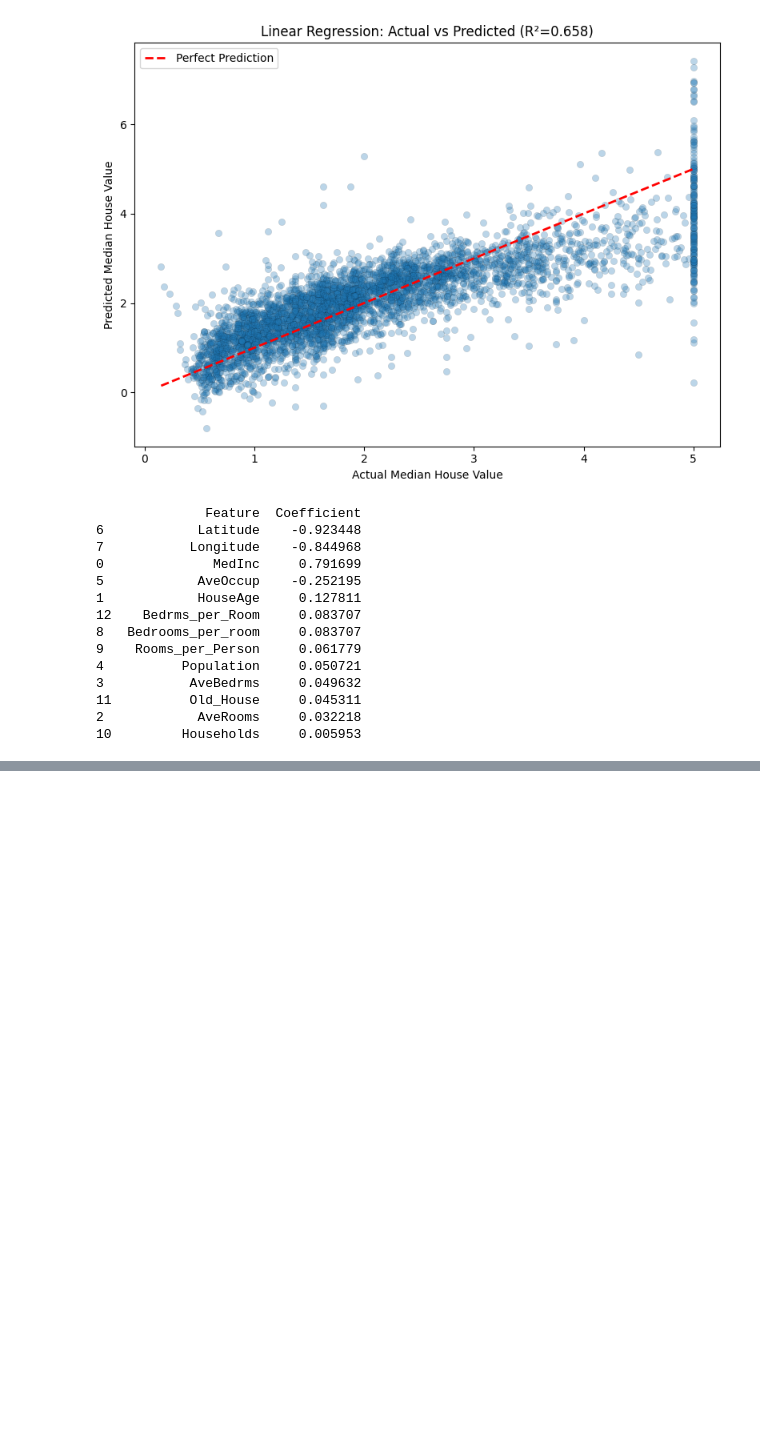
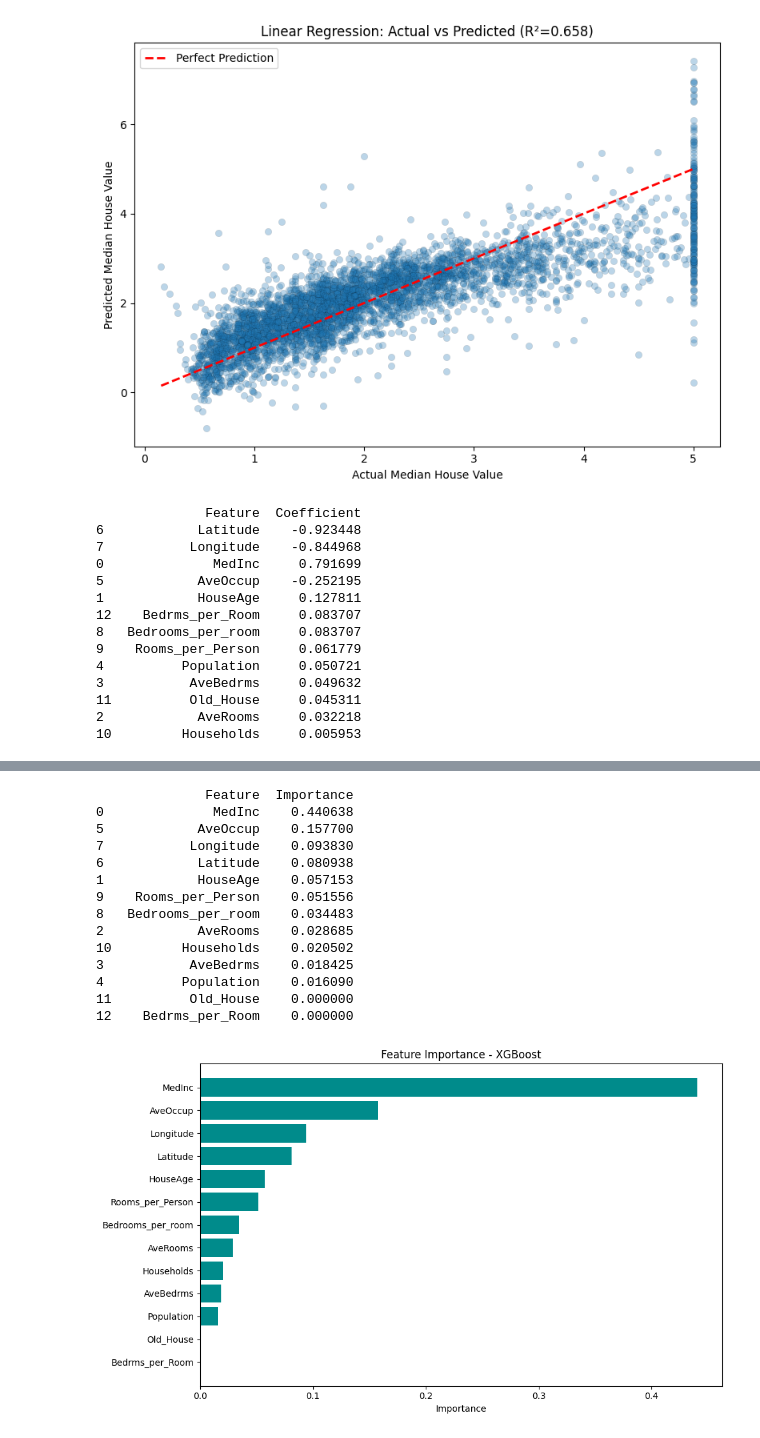
Before and after one commit to NavidAhmadiii/california-house-price-prediction, a Jupyter notebook: house_prediction.ipynb, the cells around one changed output, grey strips where cells are left out. Cells and saved outputs as stored; diff of their text form; code cells hidden in the pictures; blank space fills up the shorter version.

```diff
--- a/house_prediction.ipynb
+++ b/house_prediction.ipynb
@@ -233,0 +296,31 @@ print(coeff_df)
+# %%
+importance_df = pd.DataFrame({
+    'Feature': X.columns,
+    'Importance': xgb_model.feature_importances_
+}).sort_values(by='Importance', ascending=False)
+
+print(importance_df)
+
+plt.figure(figsize=(10,6))
+plt.barh(importance_df['Feature'], importance_df['Importance'], color='darkcyan')
+plt.xlabel('Importance')
+plt.title('Feature Importance - XGBoost')
+plt.gca().invert_yaxis()
+plt.tight_layout()
+plt.show()
+# %% [output]
+              Feature  Importance
+0              MedInc    0.440638
+5            AveOccup    0.157700
+7           Longitude    0.093830
+6            Latitude    0.080938
+1            HouseAge    0.057153
+9    Rooms_per_Person    0.051556
+8   Bedrooms_per_room    0.034483
+2            AveRooms    0.028685
+10         Households    0.020502
+3           AveBedrms    0.018425
+4          Population    0.016090
+11          Old_House    0.000000
+12    Bedrms_per_Room    0.000000
+[figure, added]
```
Also changed, not shown: parts of 4 cells of this notebook.
